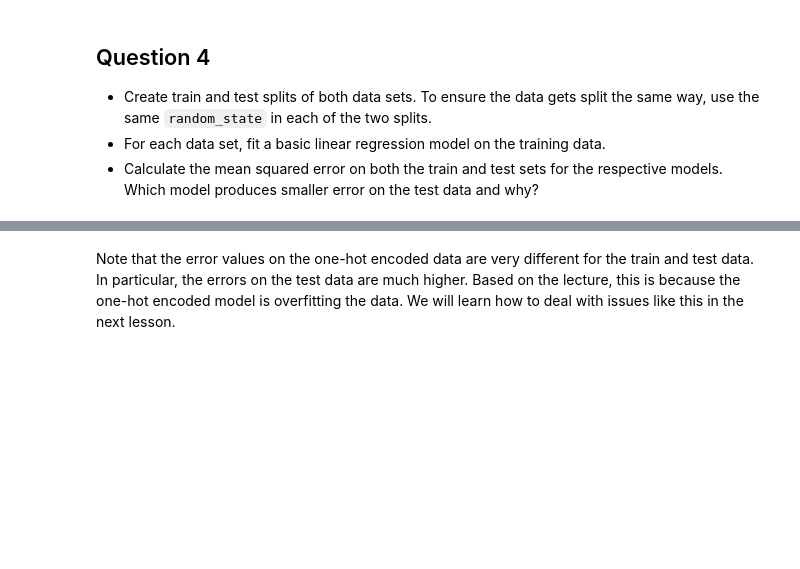
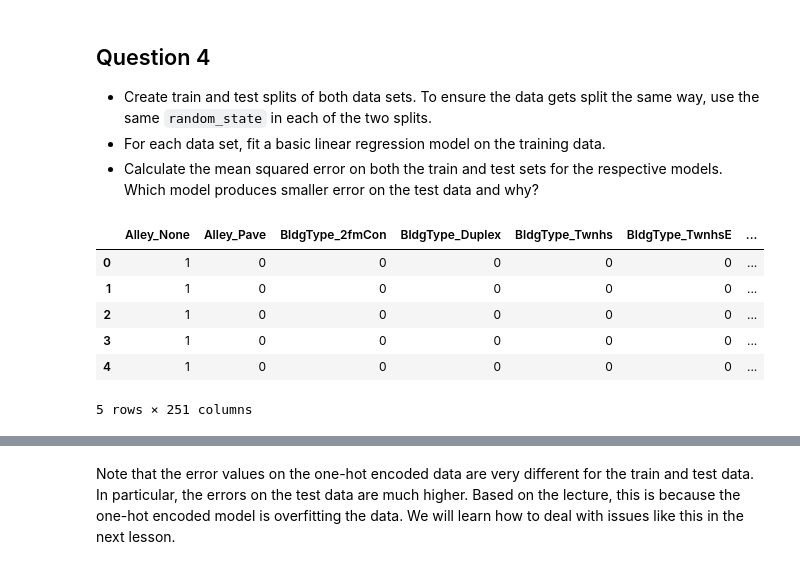
Before and after one commit to anishmo99/intel-Machine-Learning, a Jupyter notebook: Intel-ML101-Class3/Week3_Train_Test_Splits_Validation_Linear_Regression_HW.ipynb, the cells around one changed output, grey strips where cells are left out. Saved outputs shown, nothing was run; the diff lists cells and outputs as text; code cells hidden in the pictures; blank space fills up the shorter version.

```diff
--- a/Intel-ML101-Class3/Week3_Train_Test_Splits_Validation_Linear_Regression_HW.ipynb
+++ b/Intel-ML101-Class3/Week3_Train_Test_Splits_Validation_Linear_Regression_HW.ipynb
@@ -212,6 +316,28 @@ print(data.shape[1])
 * Create train and test splits of both data sets. To ensure the data gets split the same way, use the same `random_state` in each of the two splits.
 * For each data set, fit a basic linear regression model on the training data.
 * Calculate the mean squared error on both the train and test sets for the respective models. Which model produces smaller error on the test data and why?
+# %%
+# my code
+# Split the data that is one-hot encoded
+
+# 1
+from sklearn.model_selection import train_test_split
+
+X_data_copy = data_copy.drop('SalePrice', axis = 1)
+y_data_copy = data_ohc['SalePrice']
+
+X_train_copy, X_test_copy, y_train_copy, y_test_copy = train_test_split(X_data_copy, y_data_copy,
+                                                    test_size=0.3, random_state = 42)
+# %%
+X_data_copy.head()
+# %% [output]
+|  | Alley_None | Alley_Pave | BldgType_2fmCon | BldgType_Duplex | BldgType_Twnhs | BldgType_TwnhsE | ... |
+| 0 | 1 | 0 | 0 | 0 | 0 | 0 | ... |
+| 1 | 1 | 0 | 0 | 0 | 0 | 0 | ... |
+| 2 | 1 | 0 | 0 | 0 | 0 | 0 | ... |
+| 3 | 1 | 0 | 0 | 0 | 0 | 0 | ... |
+| 4 | 1 | 0 | 0 | 0 | 0 | 0 | ... |
+5 rows × 251 columns
 # %%
 from sklearn.model_selection import train_test_split
 
```
Also changed, not shown: parts of 17 cells of this notebook, 1 other file.
